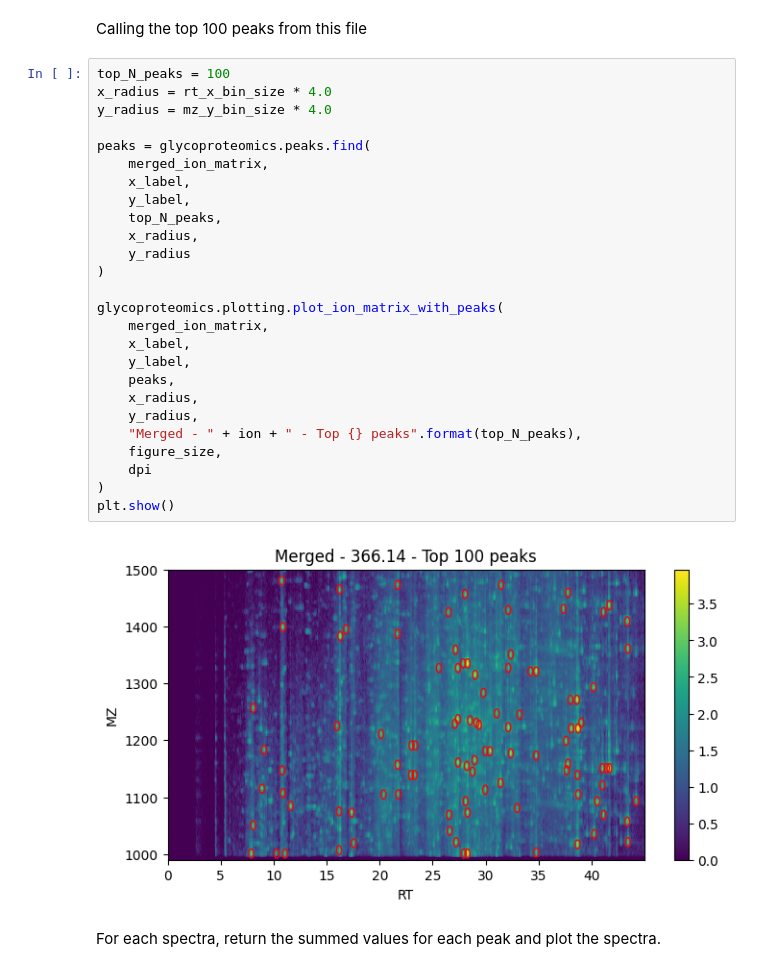
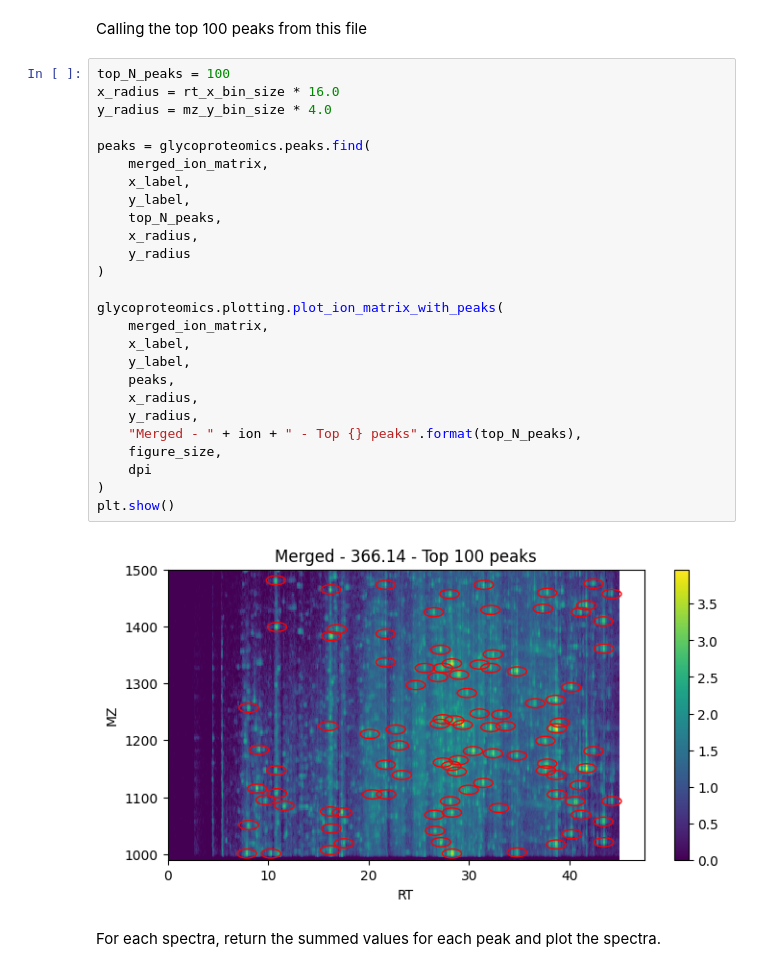
Before and after one commit to ehwmatt/OxoScan-MS, a Jupyter notebook: repeat_injection_analysis.ipynb, the cells around one changed output. Cells and saved outputs as stored; diff of their text form.

```diff
--- a/repeat_injection_analysis.ipynb
+++ b/repeat_injection_analysis.ipynb
@@ -71,32 +71,32 @@ plt.show()
 Calling the top 100 peaks from this file
 # %%
 top_N_peaks = 100
-x_radius = rt_x_bin_size * 4.0
+x_radius = rt_x_bin_size * 16.0
 y_radius = mz_y_bin_size * 4.0
 
 peaks = glycoproteomics.peaks.find(
     merged_ion_matrix,
     x_label,
     y_label,
     top_N_peaks,
     x_radius,
     y_radius
 )
 
 glycoproteomics.plotting.plot_ion_matrix_with_peaks(
     merged_ion_matrix,
     x_label,
     y_label,
     peaks,
     x_radius,
     y_radius,
     "Merged - " + ion + " - Top {} peaks".format(top_N_peaks),
     figure_size,
     dpi
 )
 plt.show()
 # %% [output]
-[figure, old version]
+[figure, new version]
 # %% [markdown]
 For each spectra, return the summed values for each peak and plot the spectra.
 # %%
```
Also changed, not shown: parts of 3 cells of this notebook.
